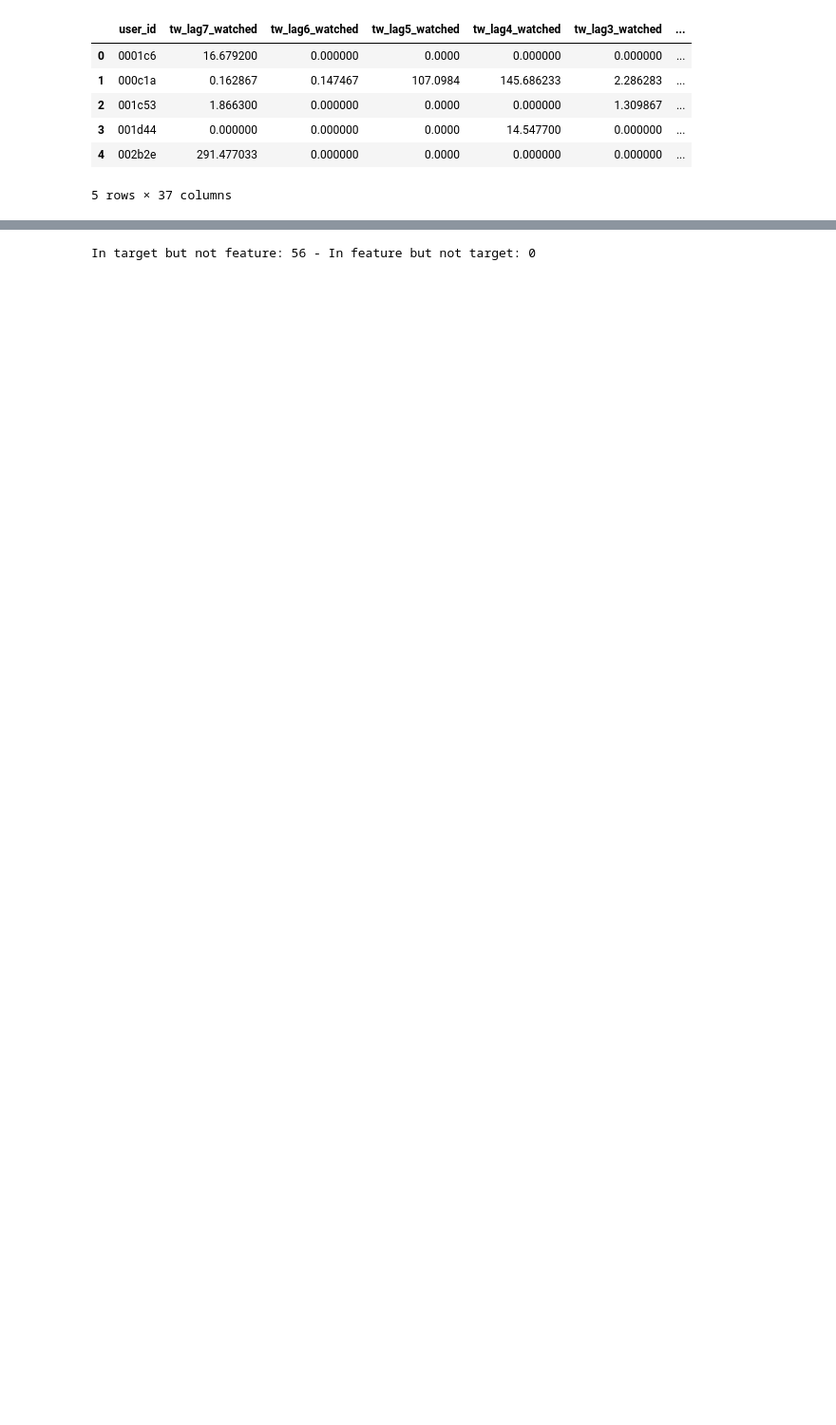
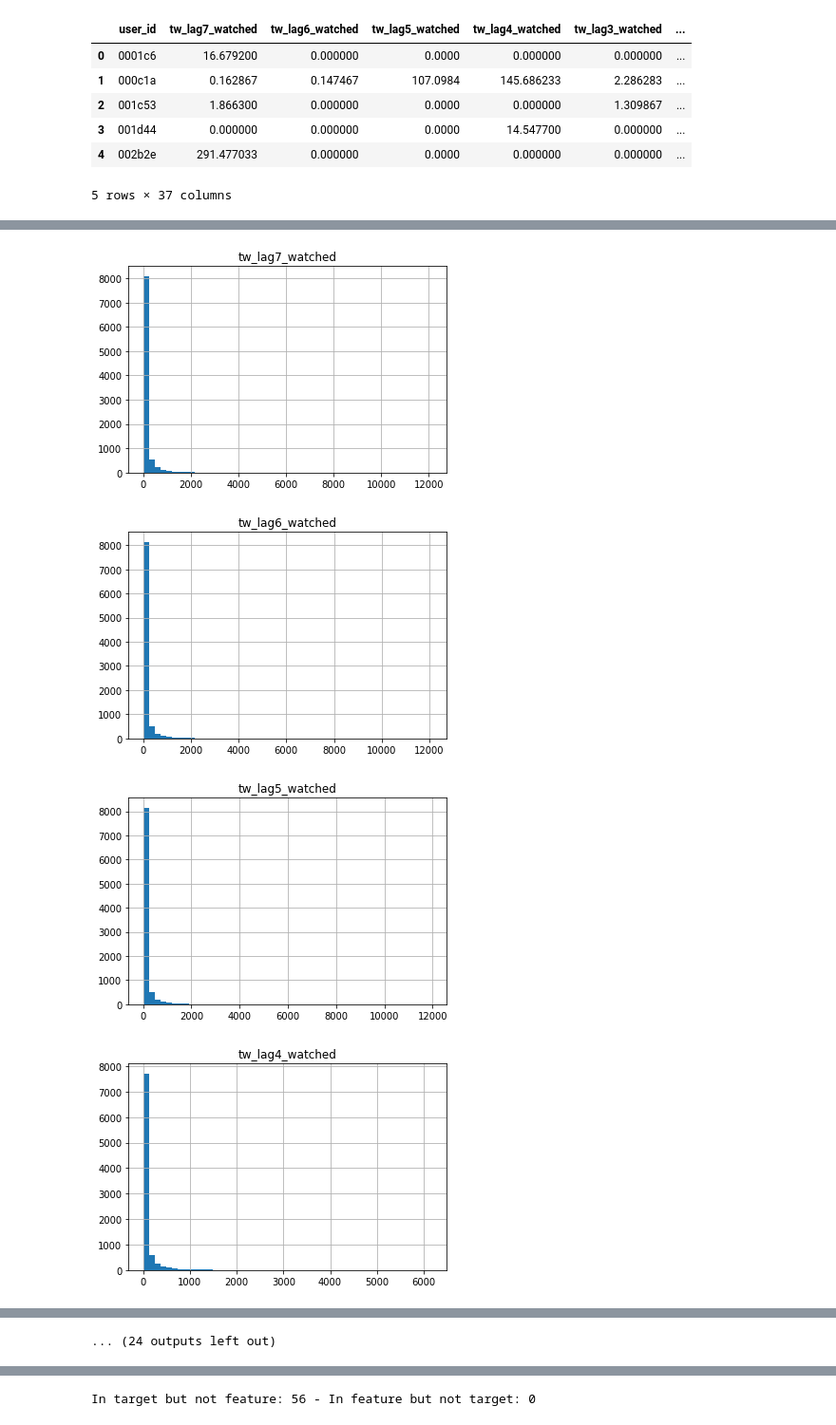
Before and after one commit to bbc/datalab-ml-training, a Jupyter notebook: iPlayerForecast_course2.ipynb, the cells around one changed output, grey strips where cells are left out. Shown at 95% size. Drawn from its saved outputs; the diff is of its cells as text; code cells hidden in the pictures; blank space fills up the shorter version.

```diff
--- a/iPlayerForecast_course2.ipynb
+++ b/iPlayerForecast_course2.ipynb
@@ -238,0 +277,10 @@ We also need to make sure that these observations are in the right order.
+# %%
+for i in features.columns:
+    features[i].hist(bins=50)
+    plt.title(i)
+    plt.show()
+# %% [output]
+[figure, added]
+[figure, added]
+[figure, added]
+[figure, added]
@@ -238,0 +295 @@ We also need to make sure that these observations are in the right order.
+... (24 outputs left out)
```
Also changed, not shown: parts of 31 cells of this notebook.
